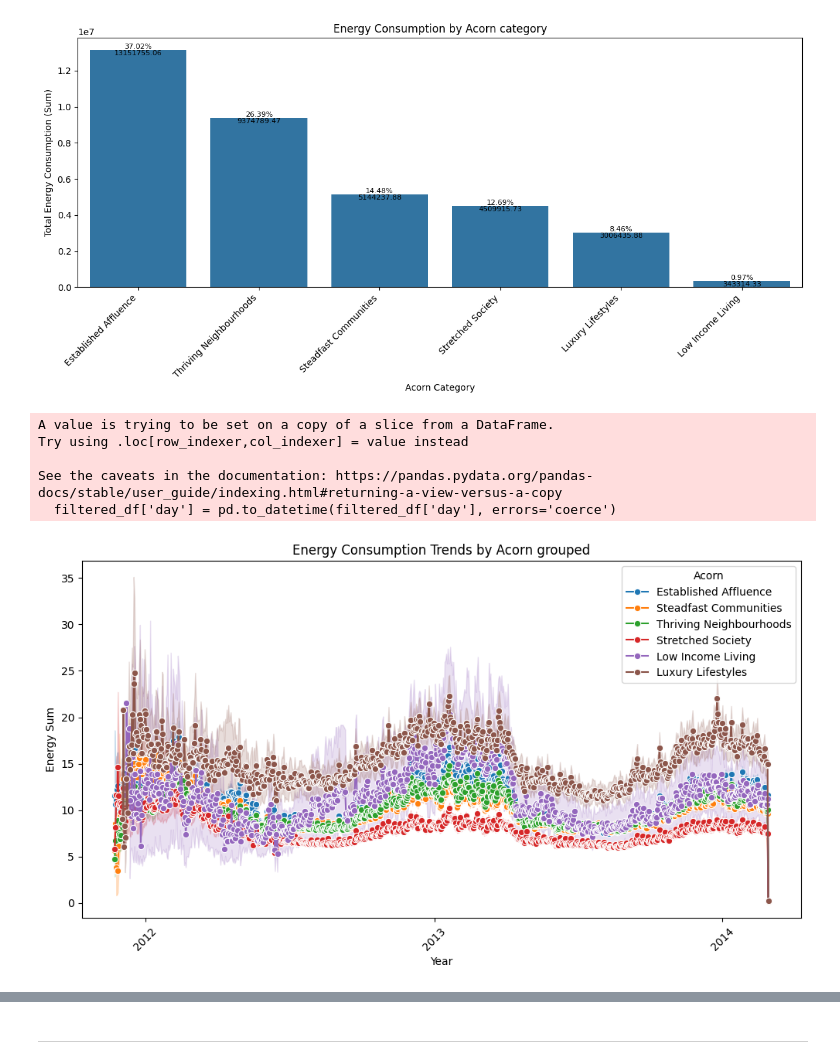
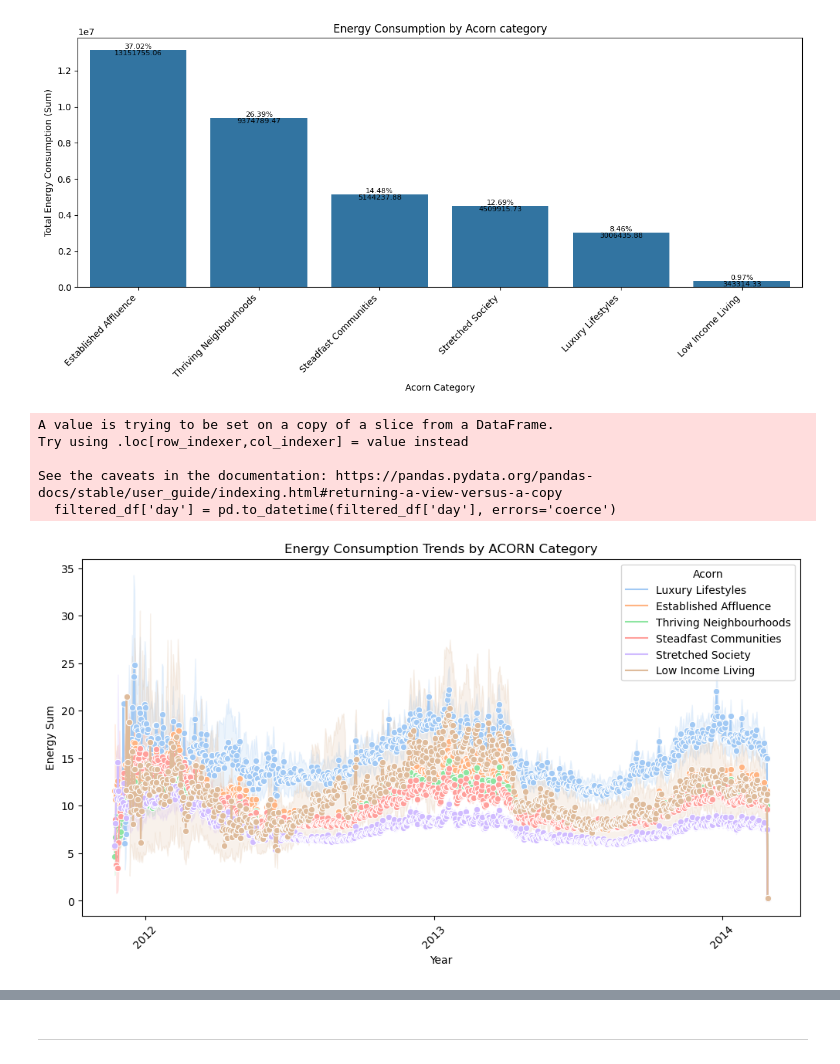
Before and after one commit to shanniekwok/IS459-G1T7, a Jupyter notebook: 2.1 Internal Factors Analysis.ipynb, the cells around one changed output, grey strips where cells are left out. Cells and saved outputs as stored; diff of their text form; code cells hidden in the pictures.

Commit message:
added EDA charts
Co-Authored-By: Poh Li Ying <111348120+liyingpoh@users.noreply.github.com>

```diff
--- a/2.1 Internal Factors Analysis.ipynb
+++ b/2.1 Internal Factors Analysis.ipynb
@@ -834,33 +848,33 @@ plt.show()
 # %%
 # Ensure 'day' is a datetime object
 filtered_df['day'] = pd.to_datetime(filtered_df['day'], errors='coerce')
 
 # Set figure size
 plt.figure(figsize=(12, 6))
 
-# Plot each Acorn separately
-sns.lineplot(data=filtered_df, x='day', y='energy_sum', hue='Acorn Category', marker='o')
+# Plot each Acorn separately with pastel colors
+sns.lineplot(data=filtered_df, x='day', y='energy_sum', hue='Acorn Category', marker='o', palette='pastel')
 
 # Labels and title
 plt.xlabel("Year")
 plt.ylabel("Energy Sum")
-plt.title("Energy Consumption Trends by Acorn grouped")
+plt.title("Energy Consumption Trends by ACORN Category")
 
 # Format x-axis to show only the year (e.g., 2011, 2012, etc.)
 ax = plt.gca()
 ax.xaxis.set_major_locator(mdates.YearLocator())  # Set major ticks to every year
 ax.xaxis.set_major_formatter(mdates.DateFormatter('%Y'))  # Format as "YYYY"
 
 # Rotate labels for better readability
 plt.xticks(rotation=45)
 
 plt.legend(title="Acorn")
 
 plt.show()
 # %% [output]
 A value is trying to be set on a copy of a slice from a DataFrame.
 Try using .loc[row_indexer,col_indexer] = value instead
 
 See the caveats in the documentation: https://pandas.pydata.org/pandas-docs/stable/user_guide/indexing.html#returning-a-view-versus-a-copy
   filtered_df['day'] = pd.to_datetime(filtered_df['day'], errors='coerce')
-[figure, old version]
+[figure, new version]
```
Also changed, not shown: parts of 35 cells of this notebook.
